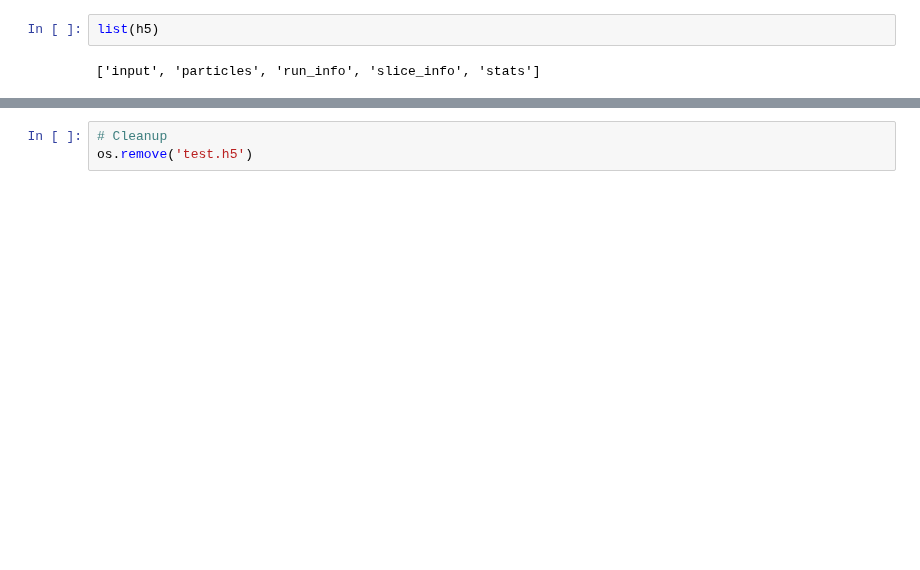
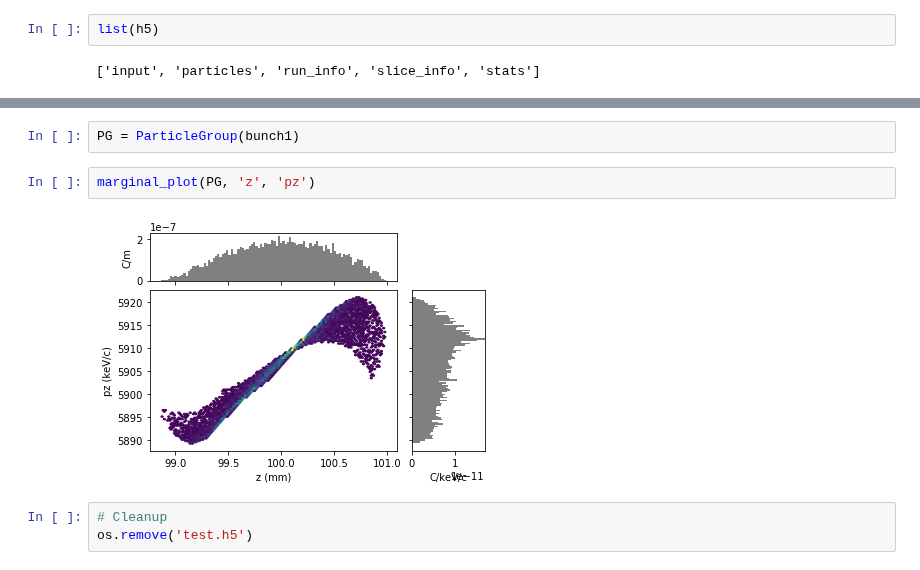
Before and after one commit to ChristopherMayes/lume-impact, a Jupyter notebook: examples/simple_impact_run.ipynb, the cells around one changed output, grey strips where cells are left out. Saved outputs shown, nothing was run; the diff lists cells and outputs as text; blank space fills up the shorter version.

```diff
--- a/examples/simple_impact_run.ipynb
+++ b/examples/simple_impact_run.ipynb
@@ -238,3 +215,9 @@ show(
+# %%
+PG = ParticleGroup(bunch1)
+# %%
+marginal_plot(PG, 'z', 'pz')
+# %% [output]
+[figure, added]
 # %%
 # Cleanup
 os.remove('test.h5')
```
Also changed, not shown: parts of 7 cells of this notebook, 2 other files.
